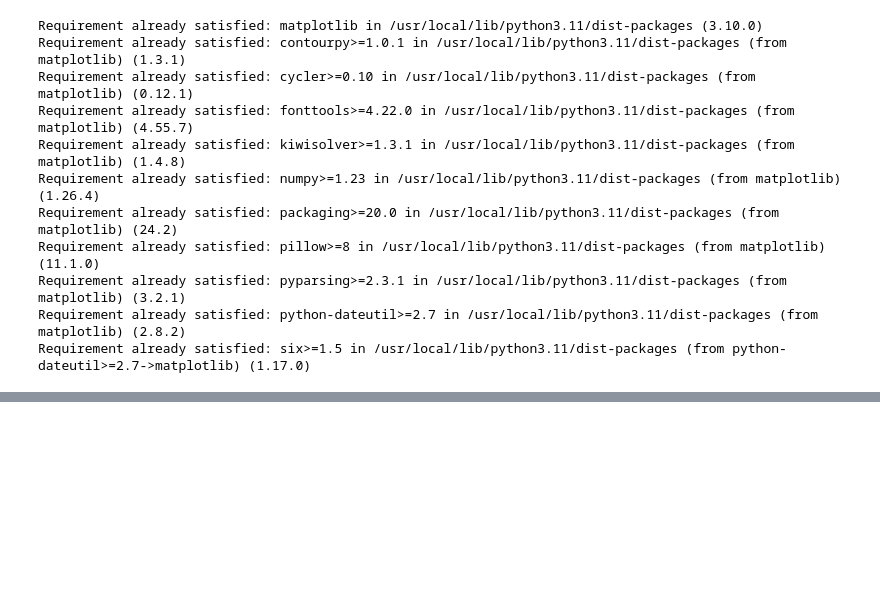
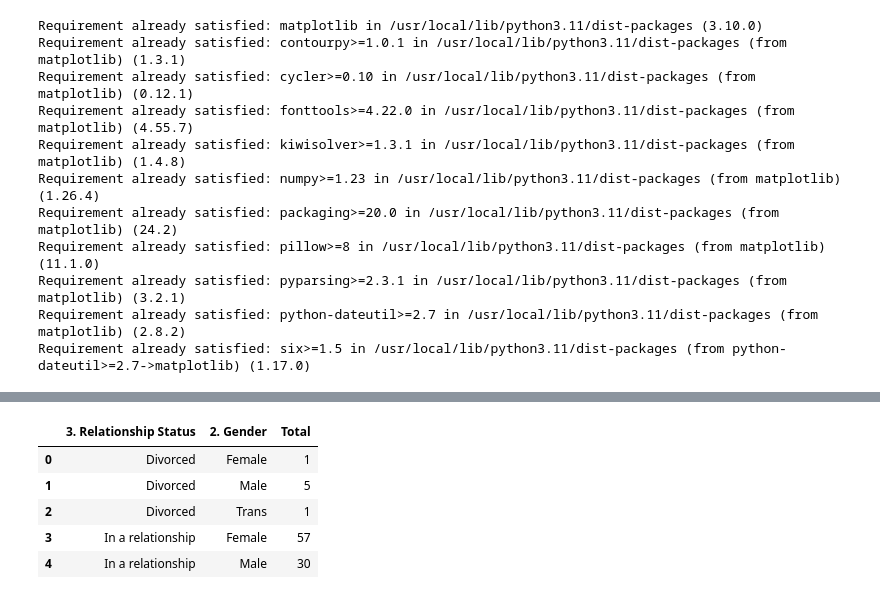
Before and after one commit to dhivarukha/task-bootcamp, a Jupyter notebook: Mental_Health_Data.ipynb, the cells around one changed output, grey strips where cells are left out. Cells and saved outputs as stored; diff of their text form; code cells hidden in the pictures; blank space fills up the shorter version.

```diff
--- a/Mental_Health_Data.ipynb
+++ b/Mental_Health_Data.ipynb
@@ -16,0 +91,10 @@ Requirement already satisfied: six>=1.5 in /usr/local/lib/python3.11/dist-packag
+# %%
+df=data.groupby(['3. Relationship Status', '2. Gender']).size().reset_index(name='Total')
+df.head()
+# %% [output]
+|  | 3. Relationship Status | 2. Gender | Total |
+| 0 | Divorced | Female | 1 |
+| 1 | Divorced | Male | 5 |
+| 2 | Divorced | Trans | 1 |
+| 3 | In a relationship | Female | 57 |
+| 4 | In a relationship | Male | 30 |
```
Also changed, not shown: parts of 8 cells of this notebook.
